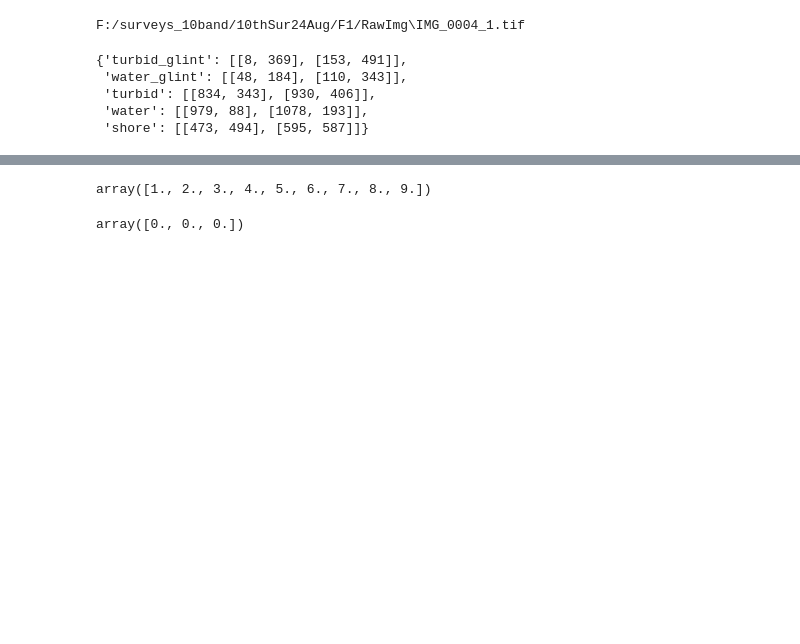
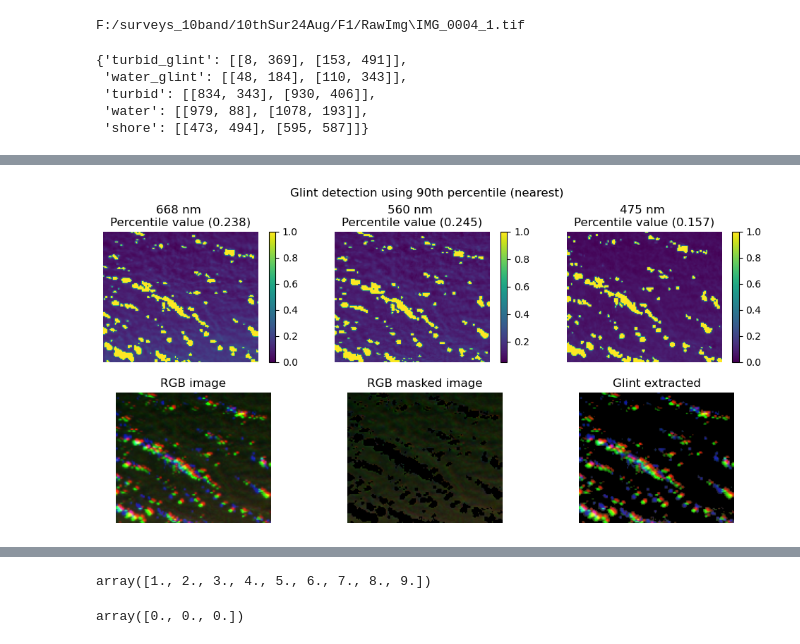
Before and after one commit to pakhuiying/sunglint_correction, a Jupyter notebook: extract_spectral_from_bboxes.ipynb, the cells around one changed output, grey strips where cells are left out. Saved outputs shown, nothing was run; the diff lists cells and outputs as text; code cells hidden in the pictures; blank space fills up the shorter version.

```diff
--- a/extract_spectral_from_bboxes.ipynb
+++ b/extract_spectral_from_bboxes.ipynb
@@ -357,0 +118,5 @@ def plot_TSS_conc_image(df):
+# %%
+ES = espect.ExtractSpectral(r"saved_bboxes")
+bin_mask = ES.identify_glint(im_aligned,bboxes['turbid_glint'],percentile_threshold=90,percentile_method='nearest',mode="rgb")
+# %% [output]
+[figure, added]
```
Also changed, not shown: parts of 15 cells of this notebook, 1 other file.
